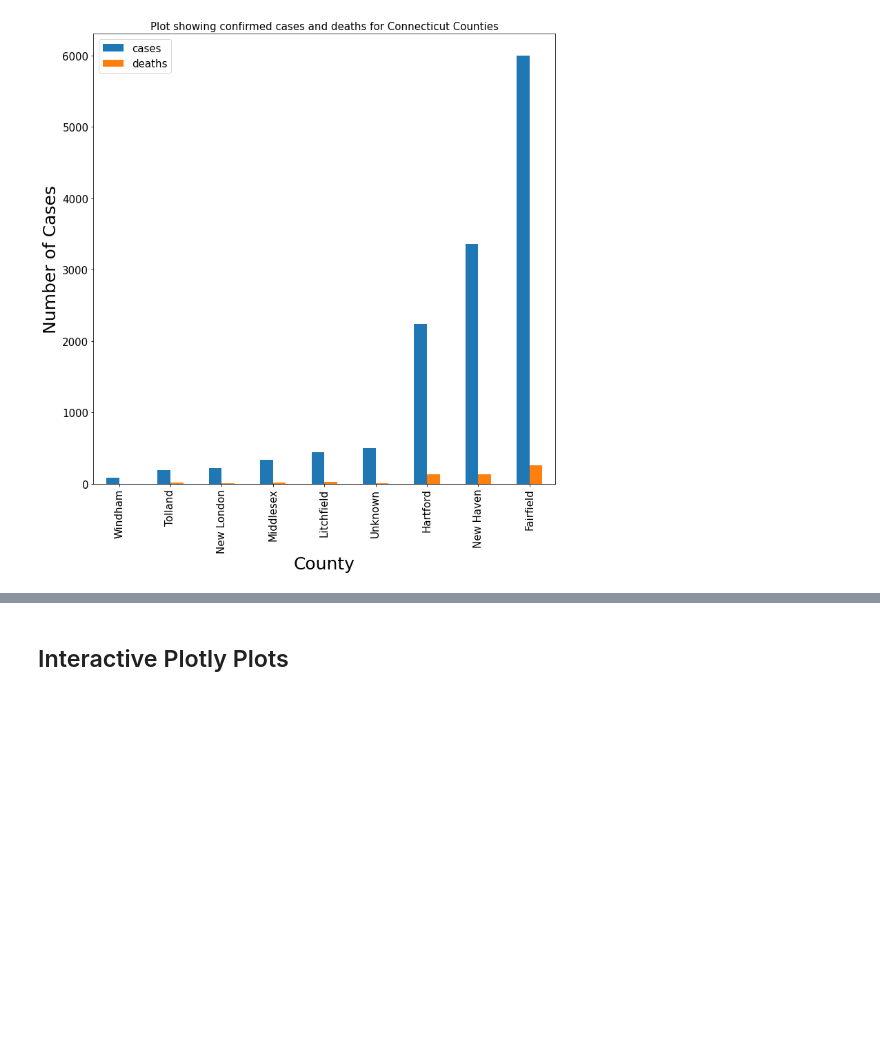
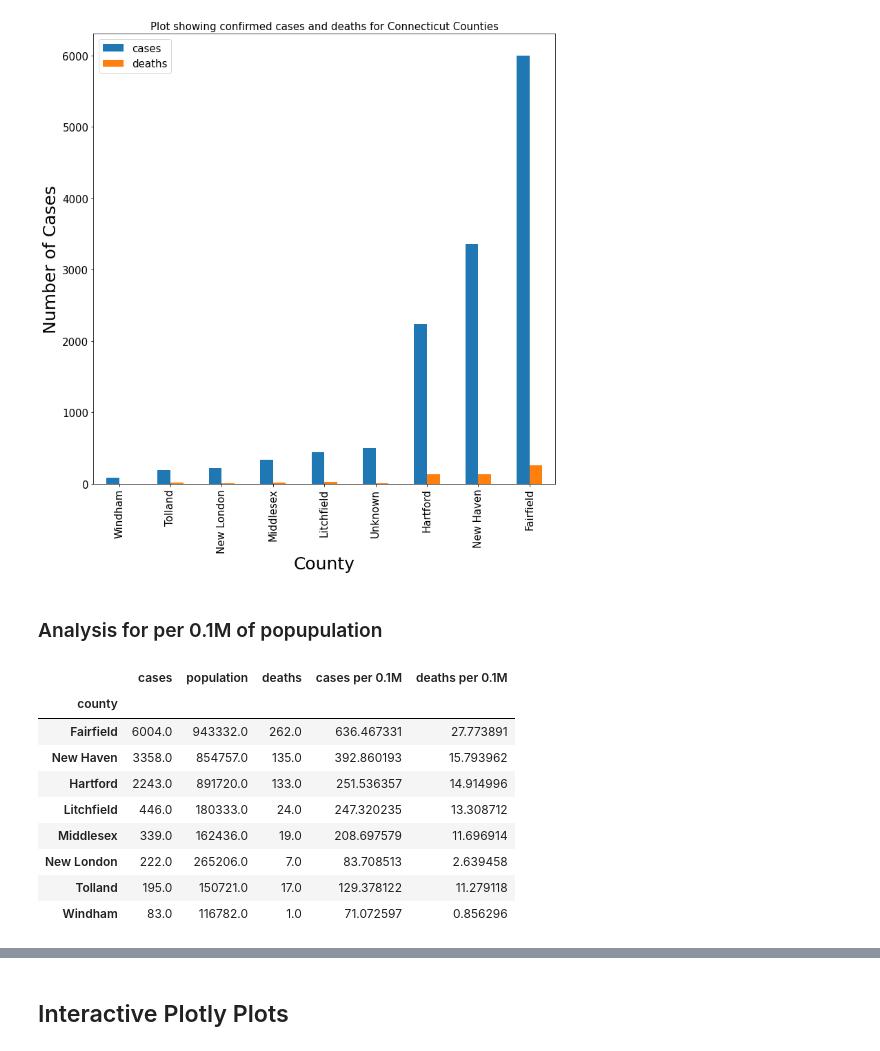
Before and after one commit to prashanthbasani/COVID-explore-data, a Jupyter notebook: Explore.ipynb, the cells around one changed output, grey strips where cells are left out. Saved outputs shown, nothing was run; the diff lists cells and outputs as text; code cells hidden in the pictures; blank space fills up the shorter version.

```diff
--- a/Explore.ipynb
+++ b/Explore.ipynb
@@ -86,3 +150,5 @@ plt.show()
 # %% [output]
 <Figure size 432x288 with 0 Axes>
 [figure]
+# %% [markdown]
+### Analysis for per 0.1M of popupulation
@@ -88,0 +157,15 @@ plt.show()
+# %%
+agg_df_v2['cases per 0.1M'] = (100000 * agg_df_v2['cases'])/agg_df_v2['population']
+agg_df_v2['deaths per 0.1M'] = (100000 * agg_df_v2['deaths'])/agg_df_v2['population']
+agg_df_v2
+# %% [output]
+|  | cases | population | deaths | cases per 0.1M | deaths per 0.1M |
+| county |  |  |  |  |  |
+| Fairfield | 6004.0 | 943332.0 | 262.0 | 636.467331 | 27.773891 |
+| New Haven | 3358.0 | 854757.0 | 135.0 | 392.860193 | 15.793962 |
+| Hartford | 2243.0 | 891720.0 | 133.0 | 251.536357 | 14.914996 |
+| Litchfield | 446.0 | 180333.0 | 24.0 | 247.320235 | 13.308712 |
+| Middlesex | 339.0 | 162436.0 | 19.0 | 208.697579 | 11.696914 |
+| New London | 222.0 | 265206.0 | 7.0 | 83.708513 | 2.639458 |
+| Tolland | 195.0 | 150721.0 | 17.0 | 129.378122 | 11.279118 |
+| Windham | 83.0 | 116782.0 | 1.0 | 71.072597 | 0.856296 |
```
Also changed, not shown: parts of 32 cells of this notebook, 4 other files.
